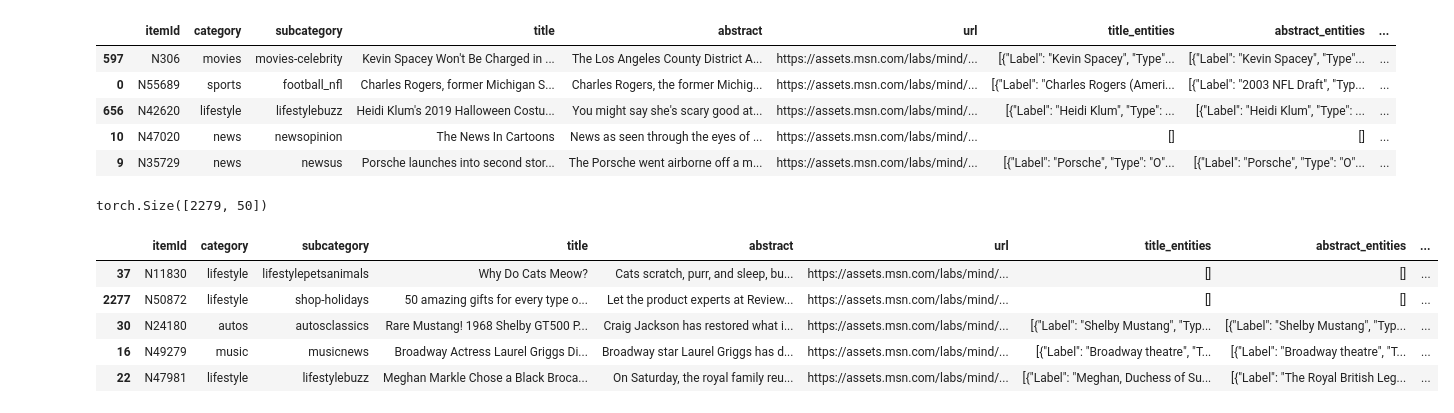
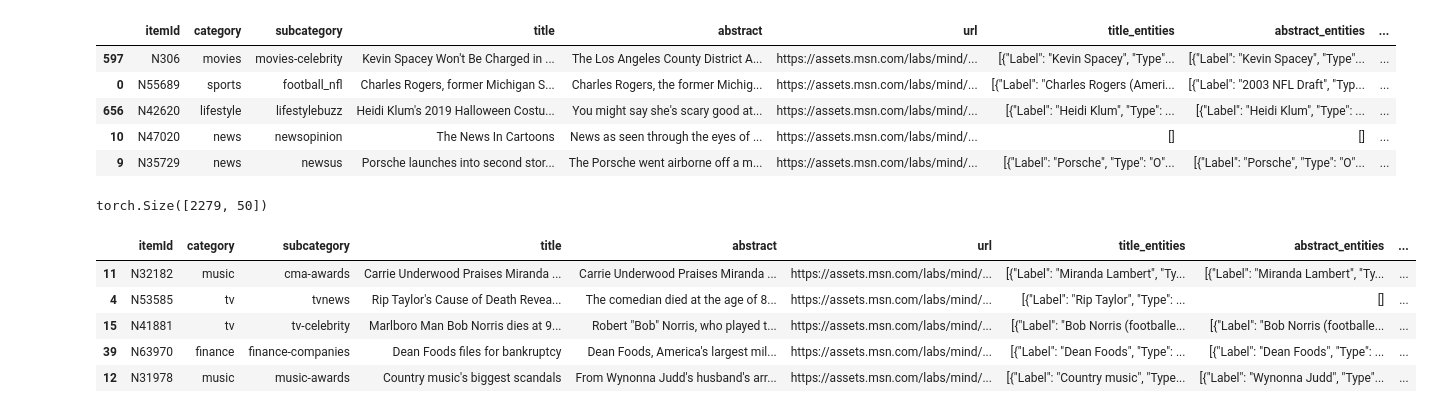
Before and after one commit to yvesaur/recome, a Jupyter notebook: server/data/recome_news.ipynb, the cells around one changed output. Cells and saved outputs as stored; diff of their text form; code cells hidden in the pictures.

```diff
--- a/server/data/recome_news.ipynb
+++ b/server/data/recome_news.ipynb
@@ -275,17 +275,17 @@ torch.Size([2279, 50])
 # %%
 # Investigate different rows of the item embedding (articles embeddings) to see if the model works
 ## some examples N13259, N16636, N10272
 ## Can you find some examples that does not work good? Why?
 
-ind = item2ind.get("N55689")
+ind = item2ind.get("N10272")
 # This calculates the cosine similarity and outputs the 10 most similar articles w.r.t to ind in descending order
 similarity = torch.nn.functional.cosine_similarity(itememb[ind], itememb, dim=0)
 most_sim = news[~news.ind.isna()].iloc[(similarity.argsort(descending=True).numpy()-1)]
 most_sim.head()
 # %% [output]
 |  | itemId | category | subcategory | title | abstract | url | title_entities | abstract_entities | ... |
-| 37 | N11830 | lifestyle | lifestylepetsanimals | Why Do Cats Meow? | Cats scratch, purr, and sleep, bu... | https://assets.msn.com/labs/mind/... | [] | [] | ... |
-| 2277 | N50872 | lifestyle | shop-holidays | 50 amazing gifts for every type o... | Let the product experts at Review... | https://assets.msn.com/labs/mind/... | [] | [] | ... |
-| 30 | N24180 | autos | autosclassics | Rare Mustang! 1968 Shelby GT500 P... | Craig Jackson has restored what i... | https://assets.msn.com/labs/mind/... | [{"Label": "Shelby Mustang", "Typ... | [{"Label": "Shelby Mustang", "Typ... | ... |
-| 16 | N49279 | music | musicnews | Broadway Actress Laurel Griggs Di... | Broadway star Laurel Griggs has d... | https://assets.msn.com/labs/mind/... | [{"Label": "Broadway theatre", "T... | [{"Label": "Broadway theatre", "T... | ... |
-| 22 | N47981 | lifestyle | lifestylebuzz | Meghan Markle Chose a Black Broca... | On Saturday, the royal family reu... | https://assets.msn.com/labs/mind/... | [{"Label": "Meghan, Duchess of Su... | [{"Label": "The Royal British Leg... | ... |
+| 11 | N32182 | music | cma-awards | Carrie Underwood Praises Miranda ... | Carrie Underwood Praises Miranda ... | https://assets.msn.com/labs/mind/... | [{"Label": "Miranda Lambert", "Ty... | [{"Label": "Miranda Lambert", "Ty... | ... |
+| 4 | N53585 | tv | tvnews | Rip Taylor's Cause of Death Revea... | The comedian died at the age of 8... | https://assets.msn.com/labs/mind/... | [{"Label": "Rip Taylor", "Type": ... | [] | ... |
+| 15 | N41881 | tv | tv-celebrity | Marlboro Man Bob Norris dies at 9... | Robert "Bob" Norris, who played t... | https://assets.msn.com/labs/mind/... | [{"Label": "Bob Norris (footballe... | [{"Label": "Bob Norris (footballe... | ... |
+| 39 | N63970 | finance | finance-companies | Dean Foods files for bankruptcy | Dean Foods, America's largest mil... | https://assets.msn.com/labs/mind/... | [{"Label": "Dean Foods", "Type": ... | [{"Label": "Dean Foods", "Type": ... | ... |
+| 12 | N31978 | music | music-awards | Country music's biggest scandals | From Wynonna Judd's husband's arr... | https://assets.msn.com/labs/mind/... | [{"Label": "Country music", "Type... | [{"Label": "Wynonna Judd", "Type"... | ... |
```
Also changed, not shown: 14 other files.
